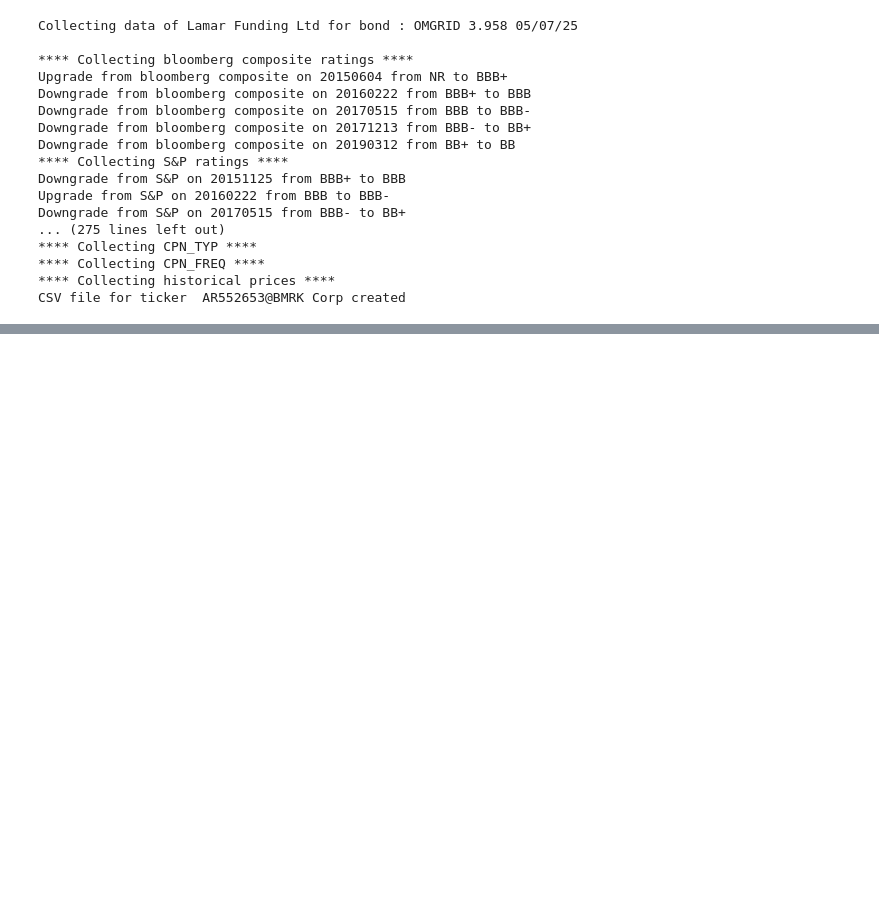
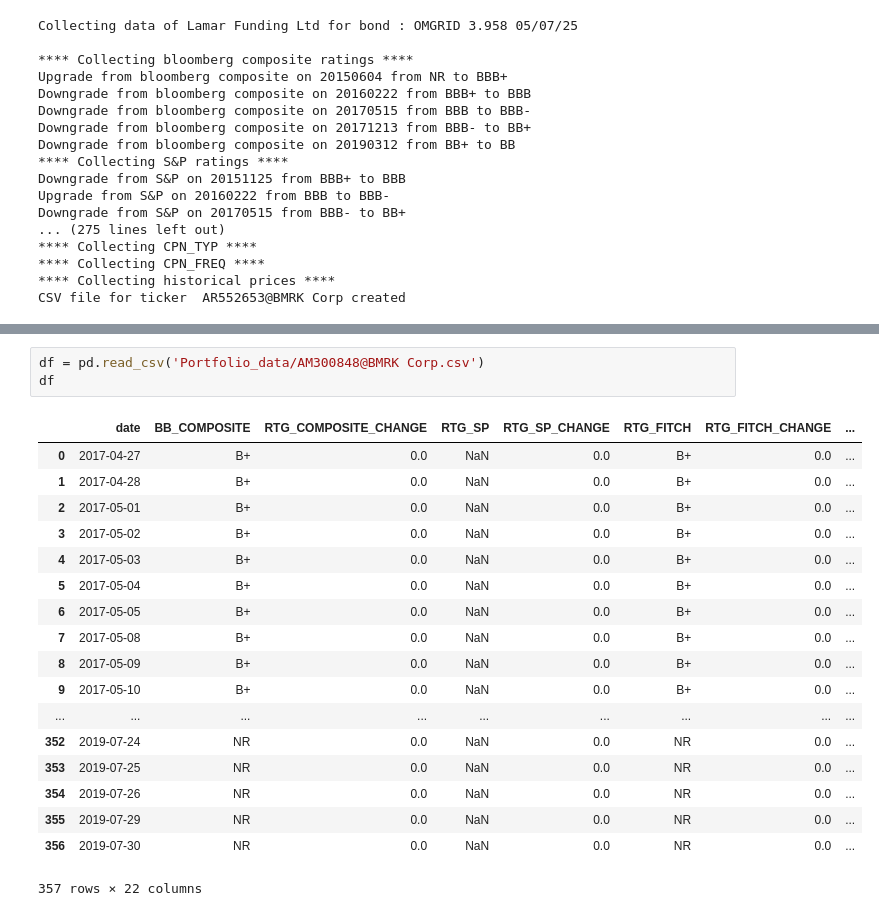
Before and after one commit to fkanoun/Finance-Fixed-Income, a Jupyter notebook: Data_collection_tickers.ipynb, the cells around one changed output, grey strips where cells are left out. Cells and saved outputs as stored; diff of their text form; blank space fills up the shorter version.

Commit message:
Data cleaning started

```diff
--- a/Data_collection_tickers.ipynb
+++ b/Data_collection_tickers.ipynb
@@ -40,0 +89,22 @@ CSV file for ticker  AR552653@BMRK Corp created
+# %%
+df = pd.read_csv('Portfolio_data/AM300848@BMRK Corp.csv')
+df
+# %% [output]
+|  | date | BB_COMPOSITE | RTG_COMPOSITE_CHANGE | RTG_SP | RTG_SP_CHANGE | RTG_FITCH | RTG_FITCH_CHANGE | ... |
+| 0 | 2017-04-27 | B+ | 0.0 | NaN | 0.0 | B+ | 0.0 | ... |
+| 1 | 2017-04-28 | B+ | 0.0 | NaN | 0.0 | B+ | 0.0 | ... |
+| 2 | 2017-05-01 | B+ | 0.0 | NaN | 0.0 | B+ | 0.0 | ... |
+| 3 | 2017-05-02 | B+ | 0.0 | NaN | 0.0 | B+ | 0.0 | ... |
+| 4 | 2017-05-03 | B+ | 0.0 | NaN | 0.0 | B+ | 0.0 | ... |
+| 5 | 2017-05-04 | B+ | 0.0 | NaN | 0.0 | B+ | 0.0 | ... |
+| 6 | 2017-05-05 | B+ | 0.0 | NaN | 0.0 | B+ | 0.0 | ... |
+| 7 | 2017-05-08 | B+ | 0.0 | NaN | 0.0 | B+ | 0.0 | ... |
+| 8 | 2017-05-09 | B+ | 0.0 | NaN | 0.0 | B+ | 0.0 | ... |
+| 9 | 2017-05-10 | B+ | 0.0 | NaN | 0.0 | B+ | 0.0 | ... |
+| ... | ... | ... | ... | ... | ... | ... | ... | ... |
+| 352 | 2019-07-24 | NR | 0.0 | NaN | 0.0 | NR | 0.0 | ... |
+| 353 | 2019-07-25 | NR | 0.0 | NaN | 0.0 | NR | 0.0 | ... |
+| 354 | 2019-07-26 | NR | 0.0 | NaN | 0.0 | NR | 0.0 | ... |
+| 355 | 2019-07-29 | NR | 0.0 | NaN | 0.0 | NR | 0.0 | ... |
+| 356 | 2019-07-30 | NR | 0.0 | NaN | 0.0 | NR | 0.0 | ... |
+357 rows × 22 columns
```
Also changed, not shown: parts of 7 cells of this notebook, 46 other files.
